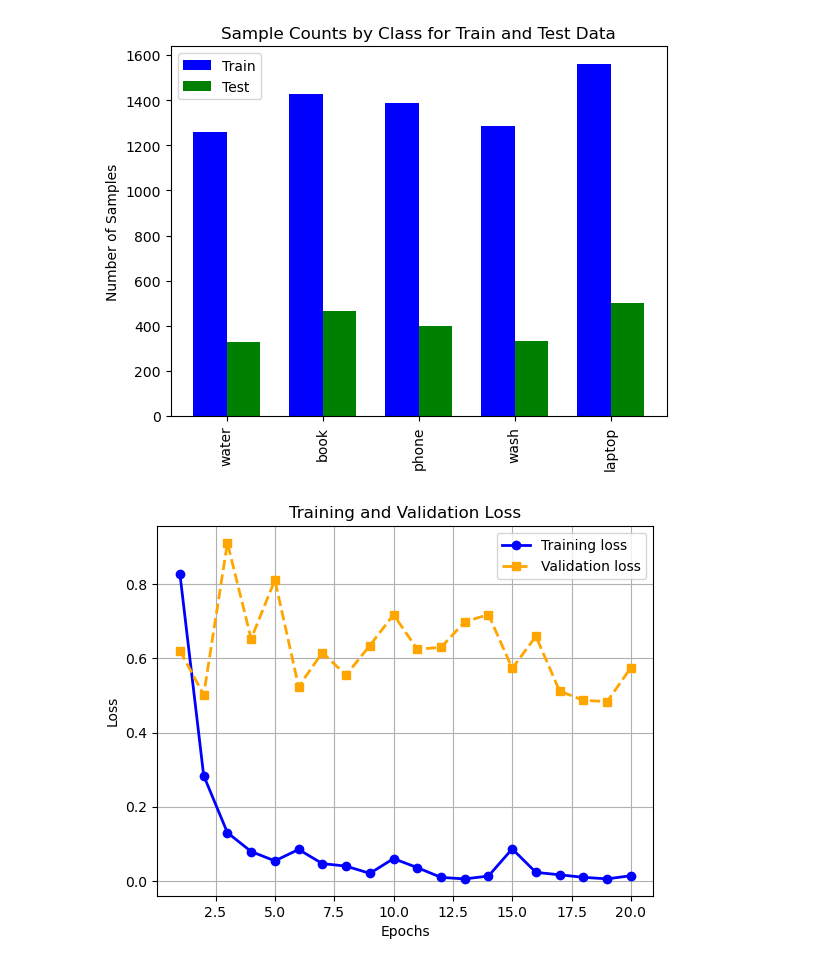
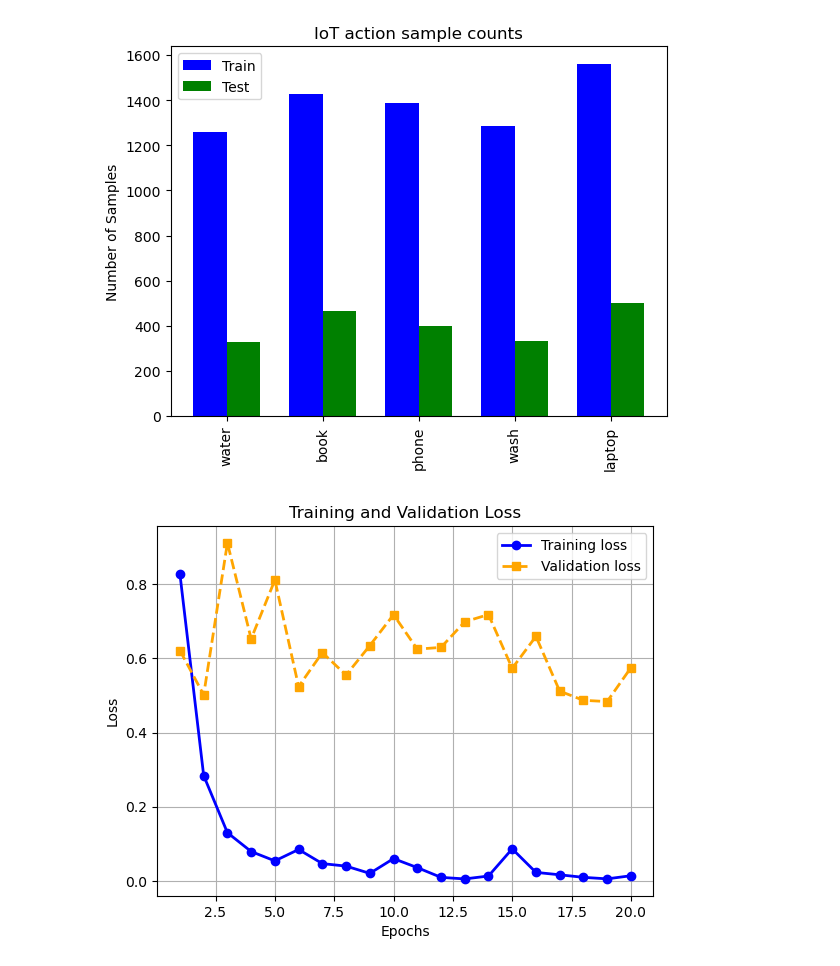
Before and after one commit to hyonbokan/abnormal_driving_behavior_classification, a Jupyter notebook: cent_training/plots/IoT_action_plots.ipynb, the cells around one changed output. Saved outputs shown, nothing was run; the diff lists cells and outputs as text; code cells hidden in the pictures.

```diff
--- a/cent_training/plots/IoT_action_plots.ipynb
+++ b/cent_training/plots/IoT_action_plots.ipynb
@@ -6,35 +6,35 @@ import numpy as np
 # define the directories for train and test data
 train_dir = '/home/dnlab/Data-B/websocket/3/dataset/data_balanced/centralized/train'
 test_dir = '/home/dnlab/Data-B/websocket/3/dataset/data_balanced/centralized/test'
 
 # get the subdirectories (i.e., class labels) in the train directory
 train_subdirs = os.listdir(train_dir)
 
 # create empty lists to store the number of train and test samples for each class
 train_counts = []
 test_counts = []
 
 # loop through the subdirectories to count the number of samples in each class for train and test data
 for subdir in train_subdirs:
     train_count = len(os.listdir(os.path.join(train_dir, subdir)))
     test_count = len(os.listdir(os.path.join(test_dir, subdir)))
     train_counts.append(train_count)
     test_counts.append(test_count)
 
 # create a bar chart to visualize the sample counts for train and test data for each class
 fig, ax = plt.subplots()
 x = np.arange(len(train_subdirs))
 width = 0.35
 ax.bar(x - width/2, train_counts, width, label='Train', color='b')
 ax.bar(x + width/2, test_counts, width, label='Test', color='g')
 ax.set_xticks(x)
 ax.set_xticklabels(train_subdirs, rotation=90)
 ax.set_ylabel('Number of Samples')
-ax.set_title('Sample Counts by Class for Train and Test Data')
+ax.set_title('IoT action sample counts')
 ax.legend()
 plt.show()
 # %% [output]
-[figure, old version]
+[figure, new version]
 # %%
 import matplotlib.pyplot as plt
 import numpy as np
```
Also changed, not shown: 5 other files.
